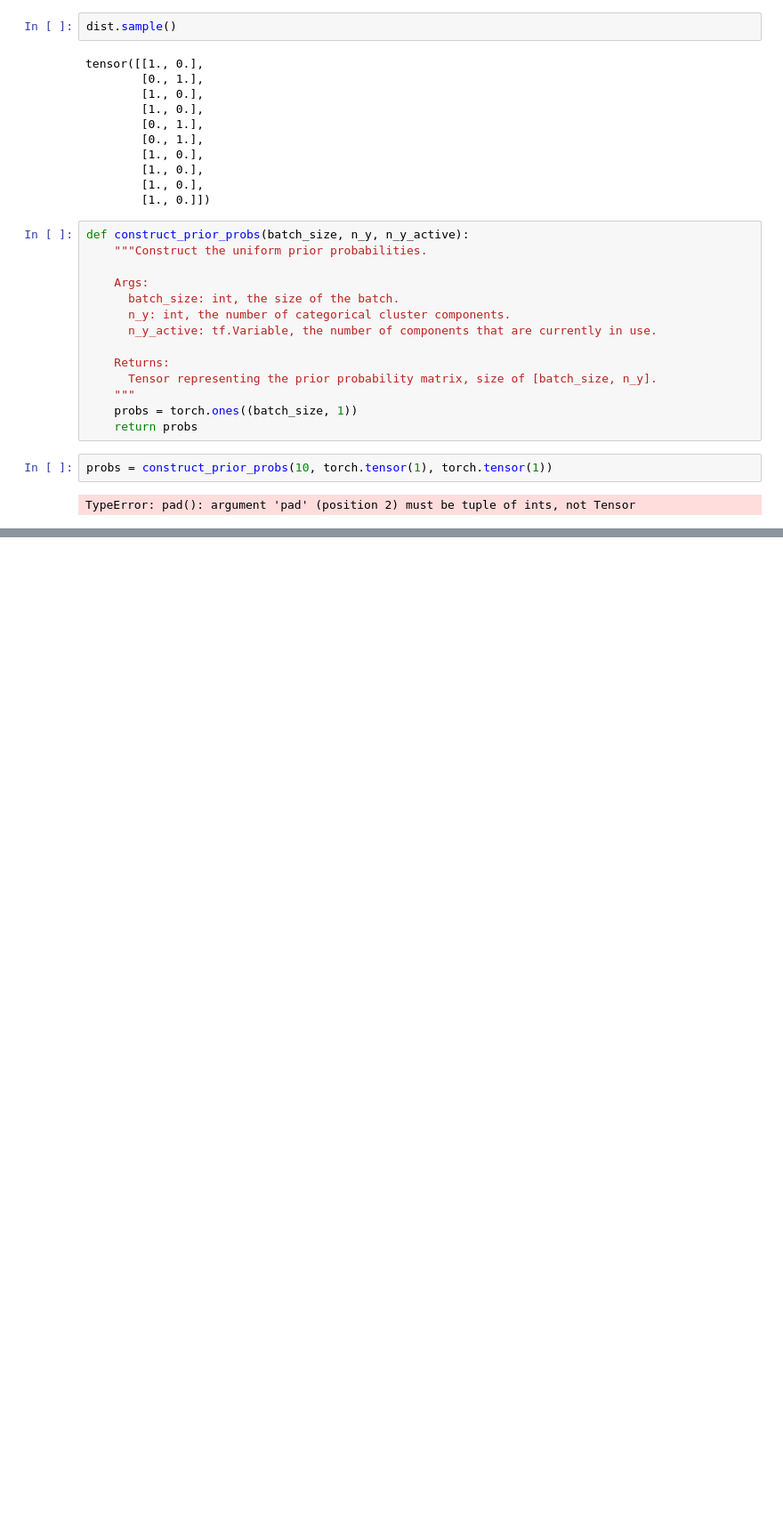
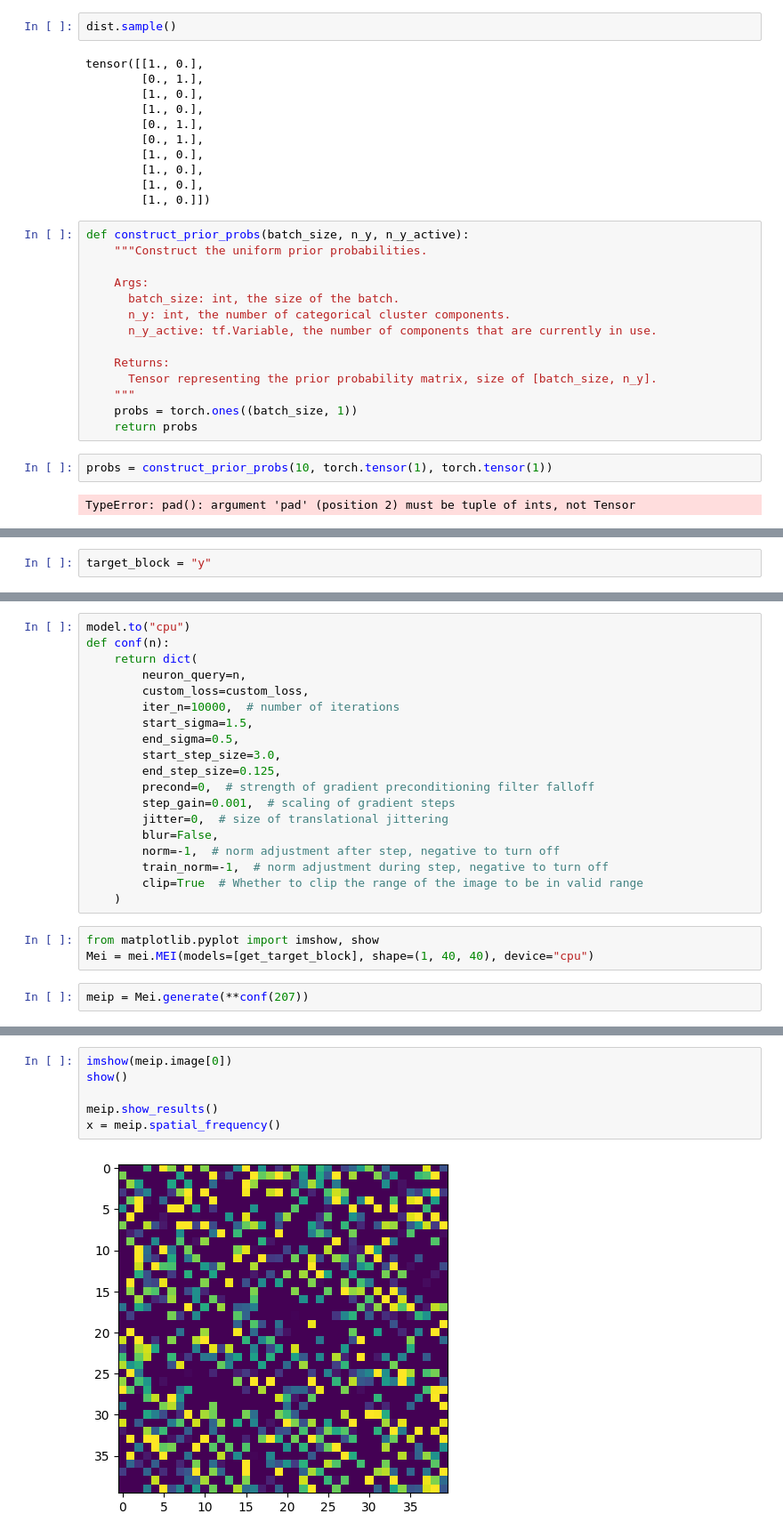
Before and after one commit to lacykaltgr/hvae, a Jupyter notebook: eval_notebooks/tdvae_eval.ipynb, the cells around one changed output, grey strips where cells are left out. Shown at 89% size. Drawn from its saved outputs; the diff is of its cells as text; blank space fills up the shorter version.

```diff
--- a/eval_notebooks/tdvae_eval.ipynb
+++ b/eval_notebooks/tdvae_eval.ipynb
@@ -91,0 +99,2 @@ TypeError: pad(): argument 'pad' (position 2) must be tuple of ints, not Tensor
+# %%
+target_block = "y"
@@ -91,0 +119,24 @@ TypeError: pad(): argument 'pad' (position 2) must be tuple of ints, not Tensor
+# %%
+model.to("cpu")
+def conf(n):
+    return dict(
+        neuron_query=n,
+        custom_loss=custom_loss,
+        iter_n=10000,  # number of iterations
+        start_sigma=1.5,
+        end_sigma=0.5,
+        start_step_size=3.0,
+        end_step_size=0.125,
+        precond=0,  # strength of gradient preconditioning filter falloff
+        step_gain=0.001,  # scaling of gradient steps
+        jitter=0,  # size of translational jittering
+        blur=False,
+        norm=-1,  # norm adjustment after step, negative to turn off
+        train_norm=-1,  # norm adjustment during step, negative to turn off
+        clip=True  # Whether to clip the range of the image to be in valid range
+    )
+# %%
+from matplotlib.pyplot import imshow, show
+Mei = mei.MEI(models=[get_target_block], shape=(1, 40, 40), device="cpu")
+# %%
+meip = Mei.generate(**conf(207))
@@ -91,0 +161,8 @@ TypeError: pad(): argument 'pad' (position 2) must be tuple of ints, not Tensor
+# %%
+imshow(meip.image[0])
+show()
+
+meip.show_results()
+x = meip.spatial_frequency()
+# %% [output]
+[figure, added]
```
Also changed, not shown: parts of 25 cells of this notebook, 6 other files.
